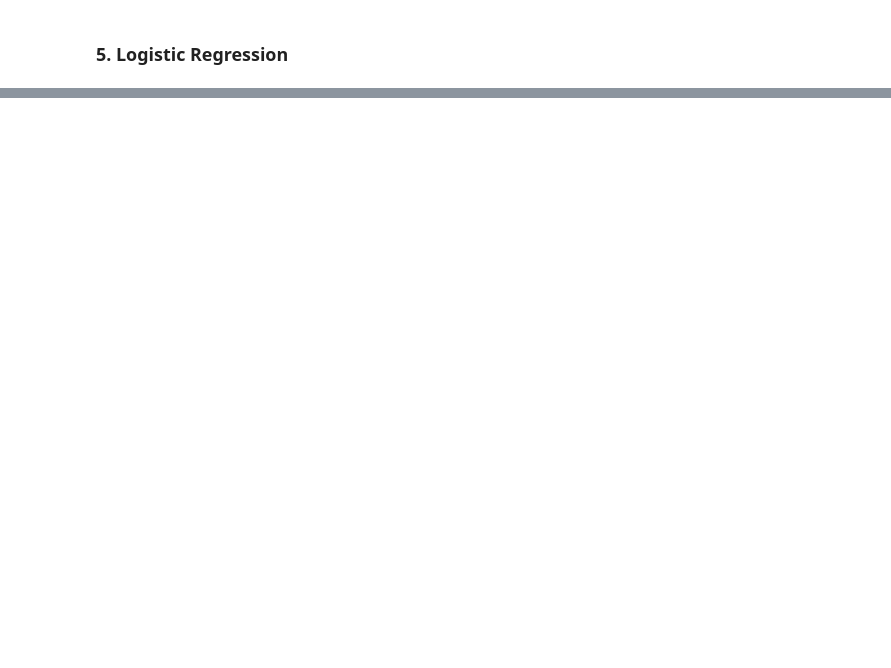
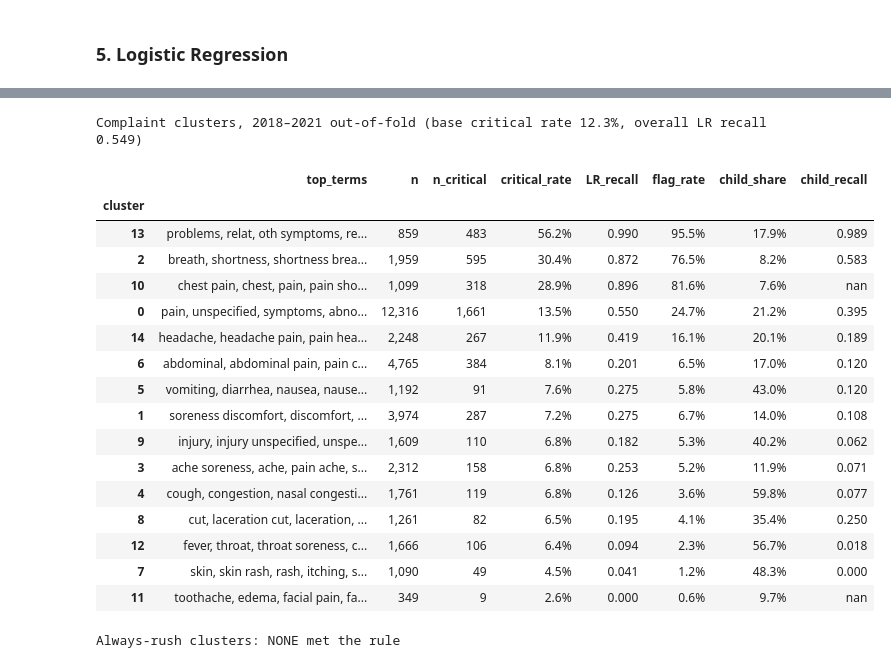
Before and after one commit to sabrinatouch/ER-triage-acuity-model, a Jupyter notebook: er-triage-acuity.ipynb, the cells around one changed output, grey strips where cells are left out. Cells and saved outputs as stored; diff of their text form; code cells hidden in the pictures; blank space fills up the shorter version.

```diff
--- a/er-triage-acuity.ipynb
+++ b/er-triage-acuity.ipynb
@@ -135,0 +671,55 @@ FPR    = 0.147  (95% CI 0.139-0.156, n = 7052)
+# %%
+# ===== Which complaint clusters does the model under-serve? (2018-2021 out-of-fold; 2022 untouched) =====
+oof_flag = (y_oof_probs >= optimal_threshold).astype(int)
+prof = pd.DataFrame({
+    'cluster':  train_clusters,
+    'critical': y_train_binary.to_numpy(),
+    'flagged':  oof_flag,
+    'child':    (X_train['age'] <= 17).to_numpy().astype(int),
+})
+prof['caught']       = prof['critical'] & prof['flagged']
+prof['crit_child']   = prof['critical'] & prof['child']
+prof['caught_child'] = prof['caught'] & prof['child']
+
+g = prof.groupby('cluster').agg(n=('critical', 'size'), n_critical=('critical', 'sum'), caught=('caught', 'sum'),
+                                flag_rate=('flagged', 'mean'), child_share=('child', 'mean'),
+                                crit_child=('crit_child', 'sum'), caught_child=('caught_child', 'sum'))
+g['critical_rate']  = g['n_critical'] / g['n']
+g['LR_recall']      = g['caught'] / g['n_critical']
+g['child_recall']   = (g['caught_child'] / g['crit_child']).where(g['crit_child'] >= 10)
+g['top_terms']      = g.index.map(cluster_names)
+
+base_rate, overall_oof_recall = y_train_binary.mean(), prof.loc[prof['critical'] == 1, 'flagged'].mean()
+
+# Rule (set on training years only): rush a cluster if it is HIGH-RISK (critical rate >= 2x average)
+# but UNDER-CAUGHT (model recall below its overall recall), with enough critical patients to trust it
+rush_clusters = g[(g['critical_rate'] >= 2 * base_rate) & (g['LR_recall'] < overall_oof_recall)
+                  & (g['n_critical'] >= 30)].index.tolist()
+
+display(g[['top_terms', 'n', 'n_critical', 'critical_rate', 'LR_recall', 'flag_rate', 'child_share', 'child_recall']]
+        .sort_values('critical_rate', ascending=False)
+        .style.format({'n': '{:,}', 'n_critical': '{:,}', 'critical_rate': '{:.1%}', 'LR_recall': '{:.3f}',
+                       'flag_rate': '{:.1%}', 'child_share': '{:.1%}', 'child_recall': '{:.3f}'})
+        .set_caption(f'Complaint clusters, 2018–2021 out-of-fold (base critical rate {base_rate:.1%}, '
+                     f'overall LR recall {overall_oof_recall:.3f})'))
+print("Always-rush clusters:", {c: cluster_names[c] for c in rush_clusters} or "NONE met the rule")
+# %% [output]
+Complaint clusters, 2018–2021 out-of-fold (base critical rate 12.3%, overall LR recall 0.549)
+|  | top_terms | n | n_critical | critical_rate | LR_recall | flag_rate | child_share | child_recall |
+| cluster |  |  |  |  |  |  |  |  |
+| 13 | problems, relat, oth symptoms, re... | 859 | 483 | 56.2% | 0.990 | 95.5% | 17.9% | 0.989 |
+| 2 | breath, shortness, shortness brea... | 1,959 | 595 | 30.4% | 0.872 | 76.5% | 8.2% | 0.583 |
+| 10 | chest pain, chest, pain, pain sho... | 1,099 | 318 | 28.9% | 0.896 | 81.6% | 7.6% | nan |
+| 0 | pain, unspecified, symptoms, abno... | 12,316 | 1,661 | 13.5% | 0.550 | 24.7% | 21.2% | 0.395 |
+| 14 | headache, headache pain, pain hea... | 2,248 | 267 | 11.9% | 0.419 | 16.1% | 20.1% | 0.189 |
+| 6 | abdominal, abdominal pain, pain c... | 4,765 | 384 | 8.1% | 0.201 | 6.5% | 17.0% | 0.120 |
+| 5 | vomiting, diarrhea, nausea, nause... | 1,192 | 91 | 7.6% | 0.275 | 5.8% | 43.0% | 0.120 |
+| 1 | soreness discomfort, discomfort, ... | 3,974 | 287 | 7.2% | 0.275 | 6.7% | 14.0% | 0.108 |
+| 9 | injury, injury unspecified, unspe... | 1,609 | 110 | 6.8% | 0.182 | 5.3% | 40.2% | 0.062 |
+| 3 | ache soreness, ache, pain ache, s... | 2,312 | 158 | 6.8% | 0.253 | 5.2% | 11.9% | 0.071 |
+| 4 | cough, congestion, nasal congesti... | 1,761 | 119 | 6.8% | 0.126 | 3.6% | 59.8% | 0.077 |
+| 8 | cut, laceration cut, laceration, ... | 1,261 | 82 | 6.5% | 0.195 | 4.1% | 35.4% | 0.250 |
+| 12 | fever, throat, throat soreness, c... | 1,666 | 106 | 6.4% | 0.094 | 2.3% | 56.7% | 0.018 |
+| 7 | skin, skin rash, rash, itching, s... | 1,090 | 49 | 4.5% | 0.041 | 1.2% | 48.3% | 0.000 |
+| 11 | toothache, edema, facial pain, fa... | 349 | 9 | 2.6% | 0.000 | 0.6% | 9.7% | nan |
+Always-rush clusters: NONE met the rule
```
Also changed, not shown: parts of 33 cells of this notebook, 1 other file.
